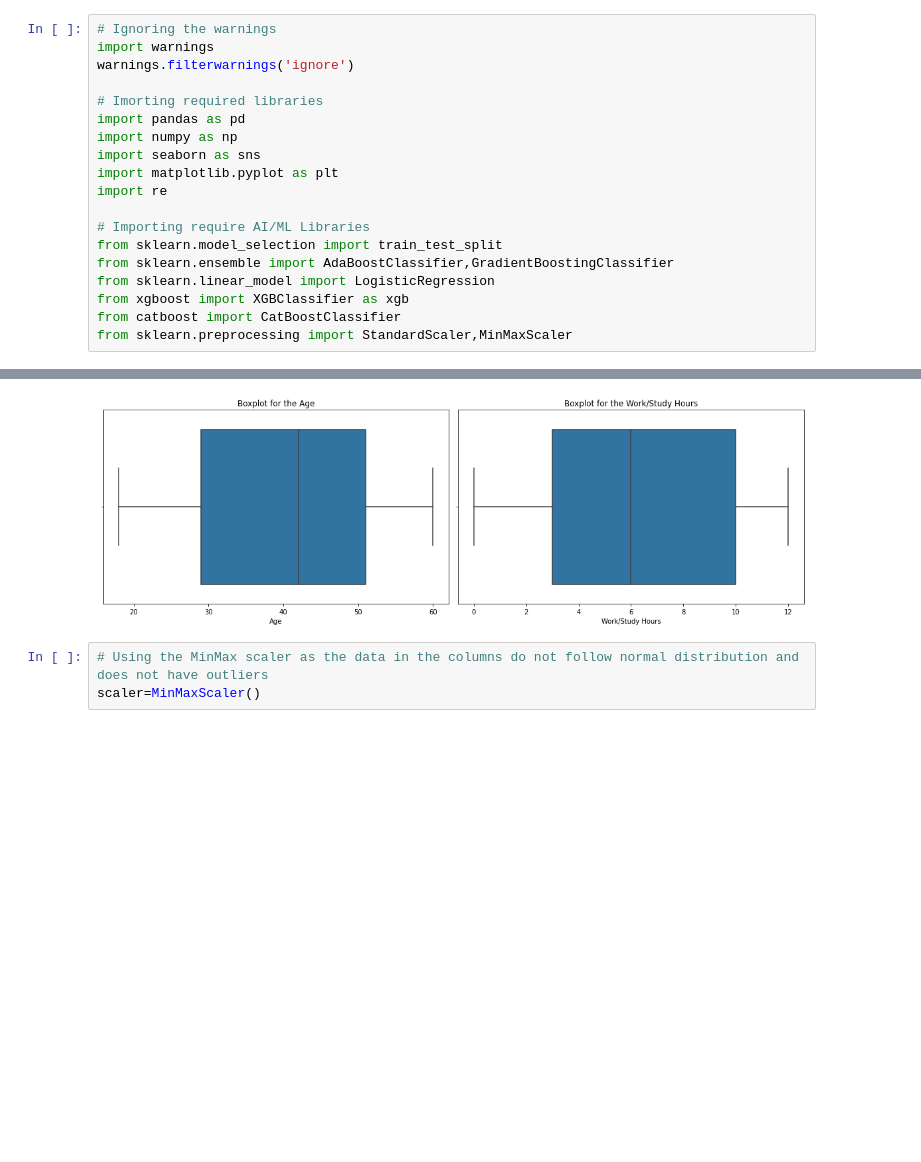
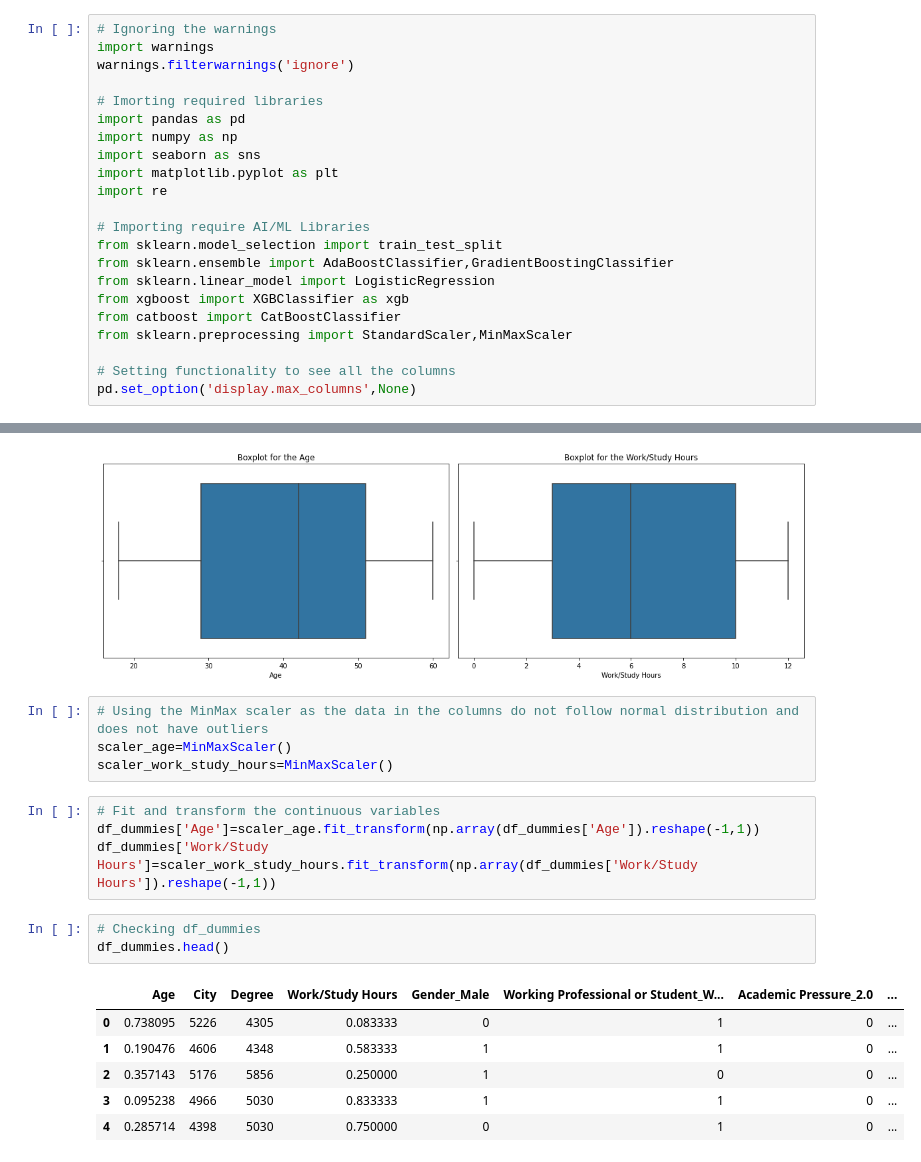
Before and after one commit to 1Anand1/Kaggle_Playground_Series_Season_4_Episode_11_Exploring_Mental_Health_Data, a Jupyter notebook: exploring_mental_health_data.ipynb, the cells around one changed output, grey strips where cells are left out. Drawn from its saved outputs; the diff is of its cells as text; blank space fills up the shorter version.

```diff
--- a/exploring_mental_health_data.ipynb
+++ b/exploring_mental_health_data.ipynb
@@ -17,6 +17,9 @@ from sklearn.linear_model import LogisticRegression
 from xgboost import XGBClassifier as xgb
 from catboost import CatBoostClassifier
 from sklearn.preprocessing import StandardScaler,MinMaxScaler
+
+# Setting functionality to see all the columns
+pd.set_option('display.max_columns',None)
 # %%
 # Location of the datasets
 train_data=r'C:\Users\DELL\train_depression.csv'
@@ -443,4 +440,19 @@ plt.show()
 [figure]
 # %%
 # Using the MinMax scaler as the data in the columns do not follow normal distribution and does not have outliers
-scaler=MinMaxScaler()
+scaler_age=MinMaxScaler()
+scaler_work_study_hours=MinMaxScaler()
+# %%
+# Fit and transform the continuous variables
+df_dummies['Age']=scaler_age.fit_transform(np.array(df_dummies['Age']).reshape(-1,1))
+df_dummies['Work/Study Hours']=scaler_work_study_hours.fit_transform(np.array(df_dummies['Work/Study Hours']).reshape(-1,1))
+# %%
+# Checking df_dummies
+df_dummies.head()
+# %% [output]
+|  | Age | City | Degree | Work/Study Hours | Gender_Male | Working Professional or Student_W... | Academic Pressure_2.0 | ... |
+| 0 | 0.738095 | 5226 | 4305 | 0.083333 | 0 | 1 | 0 | ... |
+| 1 | 0.190476 | 4606 | 4348 | 0.583333 | 1 | 1 | 0 | ... |
+| 2 | 0.357143 | 5176 | 5856 | 0.250000 | 1 | 0 | 0 | ... |
+| 3 | 0.095238 | 4966 | 5030 | 0.833333 | 1 | 1 | 0 | ... |
+| 4 | 0.285714 | 4398 | 5030 | 0.750000 | 0 | 1 | 0 | ... |
```
Also changed, not shown: parts of 12 cells of this notebook.
